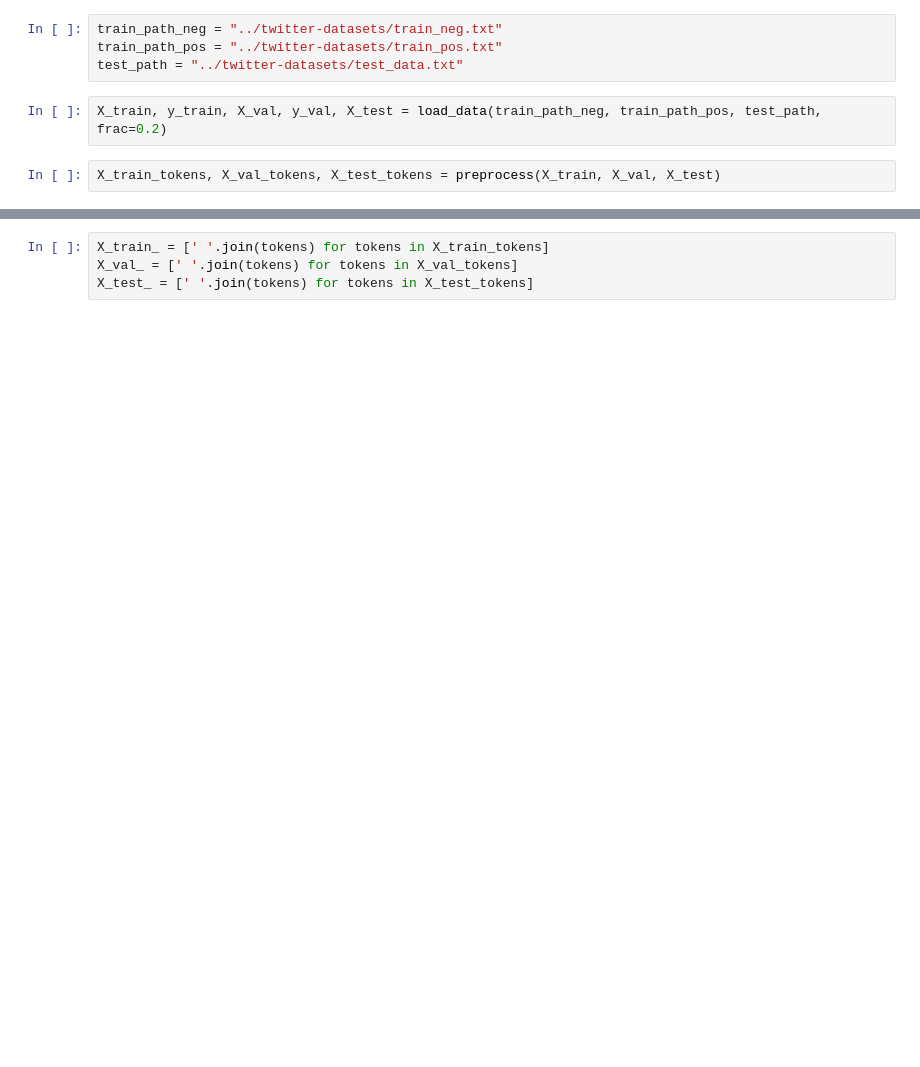
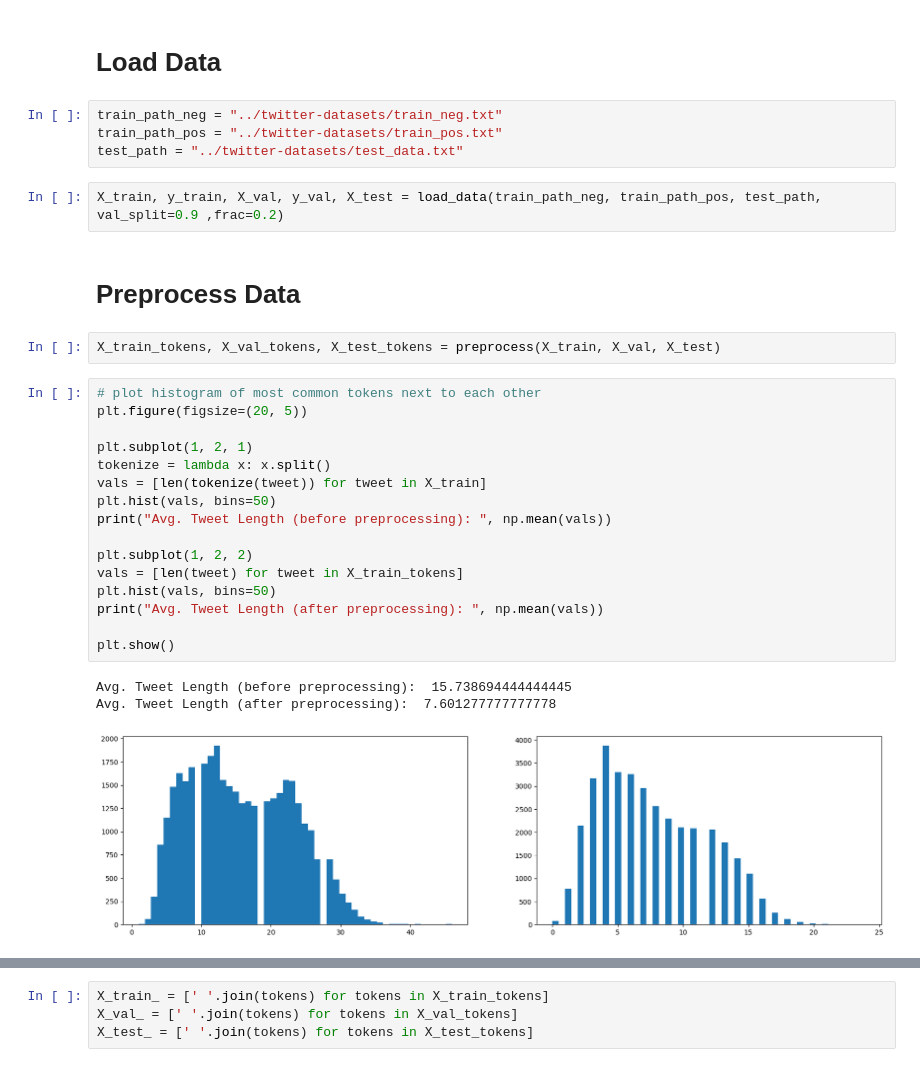
Before and after one commit to jlohunecke/CIL_sentiment_classification, a Jupyter notebook: code/sentiment_classification.ipynb, the cells around one changed output, grey strips where cells are left out. Cells and saved outputs as stored; diff of their text form; blank space fills up the shorter version.

```diff
--- a/code/sentiment_classification.ipynb
+++ b/code/sentiment_classification.ipynb
@@ -11,8 +29,32 @@ import numpy as np
+# %% [markdown]
+# Load Data
 # %%
 train_path_neg = "../twitter-datasets/train_neg.txt"
 train_path_pos = "../twitter-datasets/train_pos.txt"
 test_path = "../twitter-datasets/test_data.txt"
 # %%
-X_train, y_train, X_val, y_val, X_test = load_data(train_path_neg, train_path_pos, test_path, frac=0.2)
+X_train, y_train, X_val, y_val, X_test = load_data(train_path_neg, train_path_pos, test_path, val_split=0.9 ,frac=0.2)
+# %% [markdown]
+# Preprocess Data
 # %%
 X_train_tokens, X_val_tokens, X_test_tokens = preprocess(X_train, X_val, X_test)
+# %%
+# plot histogram of most common tokens next to each other
+plt.figure(figsize=(20, 5))
+
+plt.subplot(1, 2, 1)
+tokenize = lambda x: x.split()
+vals = [len(tokenize(tweet)) for tweet in X_train]
+plt.hist(vals, bins=50)
+print("Avg. Tweet Length (before preprocessing): ", np.mean(vals))
+
+plt.subplot(1, 2, 2)
+vals = [len(tweet) for tweet in X_train_tokens]
+plt.hist(vals, bins=50)
+print("Avg. Tweet Length (after preprocessing): ", np.mean(vals))
+
+plt.show()
+# %% [output]
+Avg. Tweet Length (before preprocessing):  15.738694444444445
+Avg. Tweet Length (after preprocessing):  7.601277777777778
+[figure, added]
```
Also changed, not shown: parts of 26 cells of this notebook, 3 other files.
